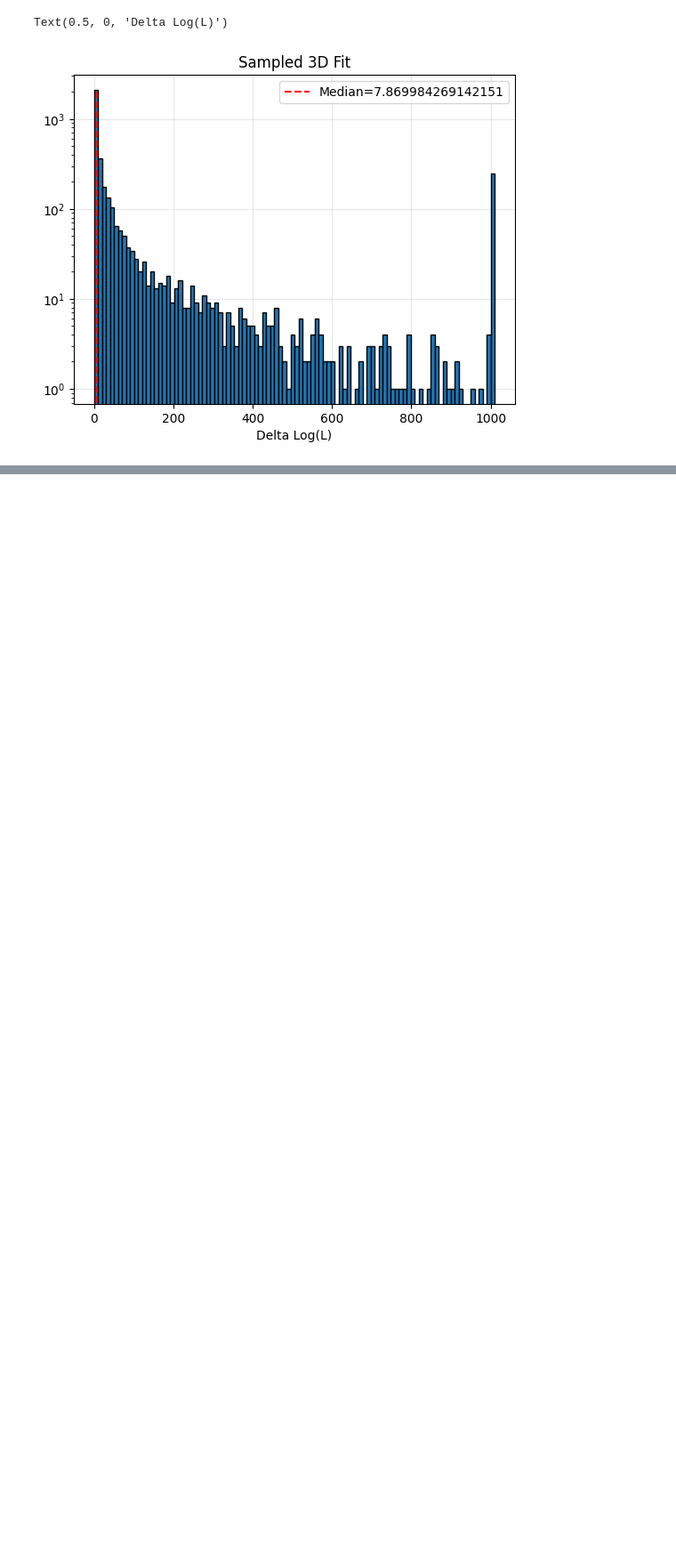
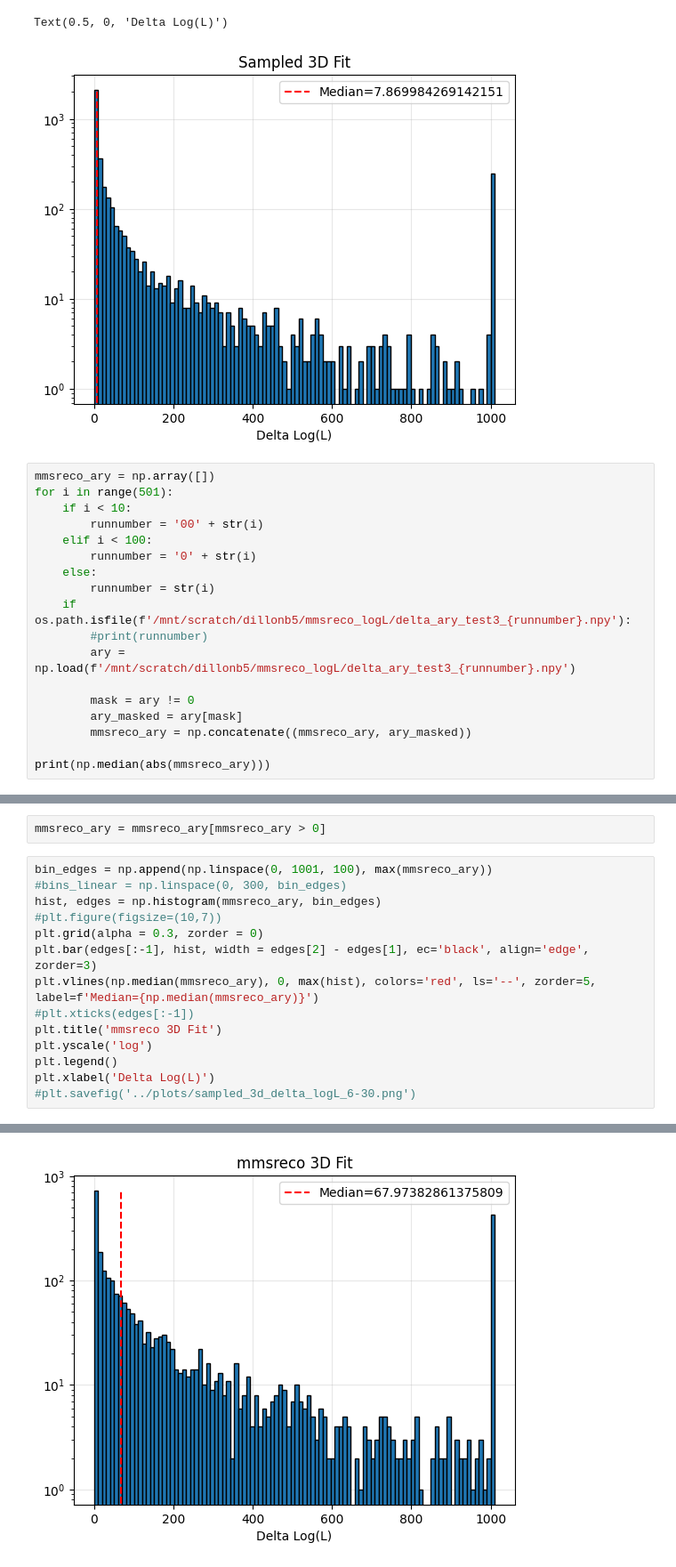
Before and after one commit to BraydenDillon/P-ONE_Cascade_Reco, a Jupyter notebook: notebooks/comparison.ipynb, the cells around one changed output, grey strips where cells are left out. Shown at 89% size. Saved outputs shown, nothing was run; the diff lists cells and outputs as text; blank space fills up the shorter version.

```diff
--- a/notebooks/comparison.ipynb
+++ b/notebooks/comparison.ipynb
@@ -185,3 +185,21 @@ plt.xlabel('Delta Log(L)')
 # %% [output]
 Text(0.5, 0, 'Delta Log(L)')
 [figure]
+# %%
+mmsreco_ary = np.array([])
+for i in range(501):
+    if i < 10:
+        runnumber = '00' + str(i)
+    elif i < 100:
+        runnumber = '0' + str(i)
+    else:
+        runnumber = str(i)
+    if os.path.isfile(f'/mnt/scratch/dillonb5/mmsreco_logL/delta_ary_test3_{runnumber}.npy'):
+        #print(runnumber)
+        ary = np.load(f'/mnt/scratch/dillonb5/mmsreco_logL/delta_ary_test3_{runnumber}.npy')
+
+        mask = ary != 0
+        ary_masked = ary[mask]
+        mmsreco_ary = np.concatenate((mmsreco_ary, ary_masked))
+
+print(np.median(abs(mmsreco_ary)))
@@ -187,0 +208,17 @@ Text(0.5, 0, 'Delta Log(L)')
+# %%
+mmsreco_ary = mmsreco_ary[mmsreco_ary > 0]
+# %%
+bin_edges = np.append(np.linspace(0, 1001, 100), max(mmsreco_ary))
+#bins_linear = np.linspace(0, 300, bin_edges)
+hist, edges = np.histogram(mmsreco_ary, bin_edges)
+#plt.figure(figsize=(10,7))
+plt.grid(alpha = 0.3, zorder = 0)
+plt.bar(edges[:-1], hist, width = edges[2] - edges[1], ec='black', align='edge', zorder=3)
+plt.vlines(np.median(mmsreco_ary), 0, max(hist), colors='red', ls='--', zorder=5, label=f'Median={np.median(mmsreco_ary)}')
+#plt.xticks(edges[:-1])
+plt.title('mmsreco 3D Fit')
+plt.yscale('log')
+plt.legend()
+plt.xlabel('Delta Log(L)')
+#plt.savefig('../plots/sampled_3d_delta_logL_6-30.png')
+# %% [output]
@@ -187,0 +226 @@ Text(0.5, 0, 'Delta Log(L)')
+[figure, added]
```
Also changed, not shown: parts of 2 cells of this notebook, 13 other files.
